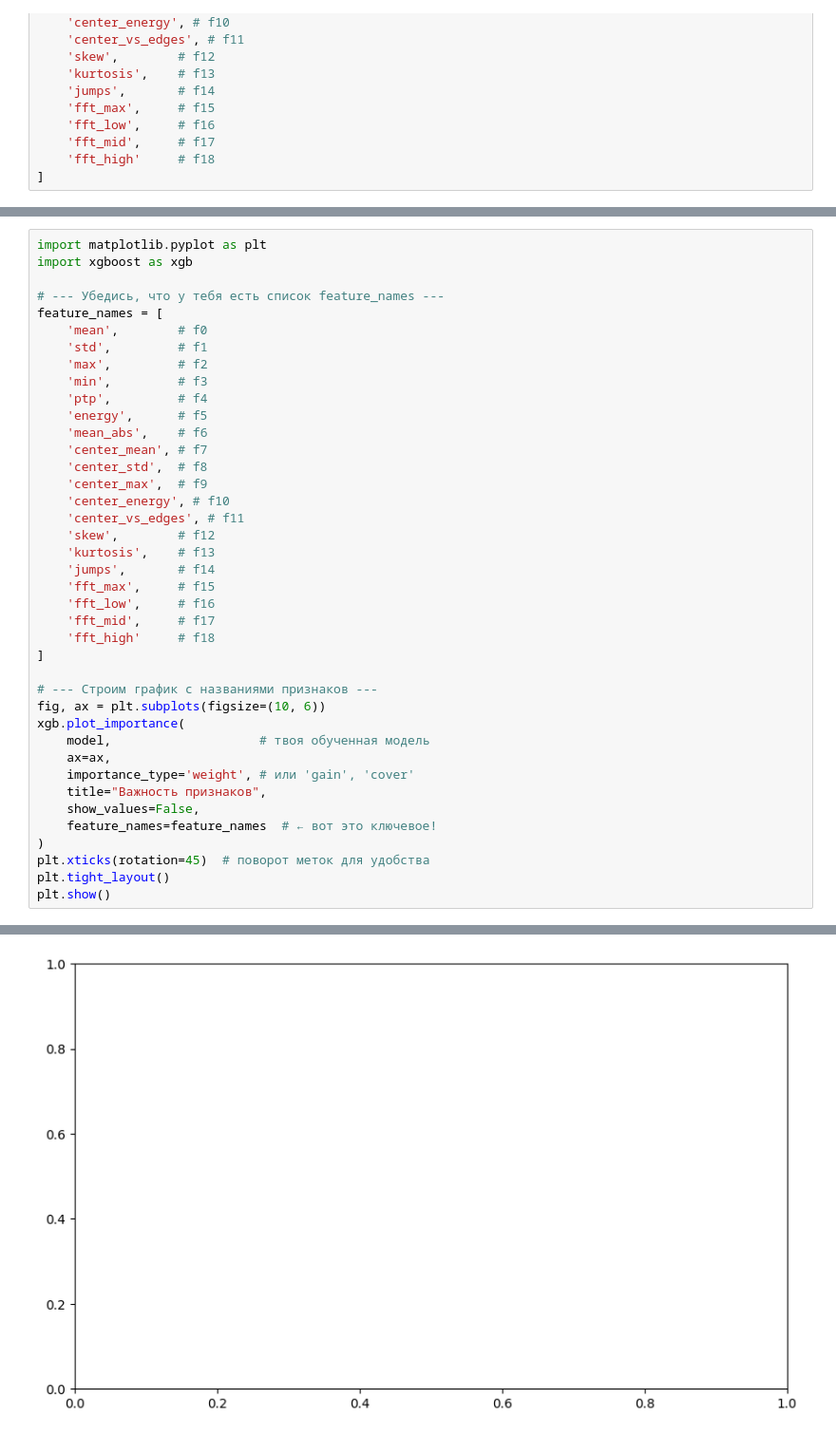
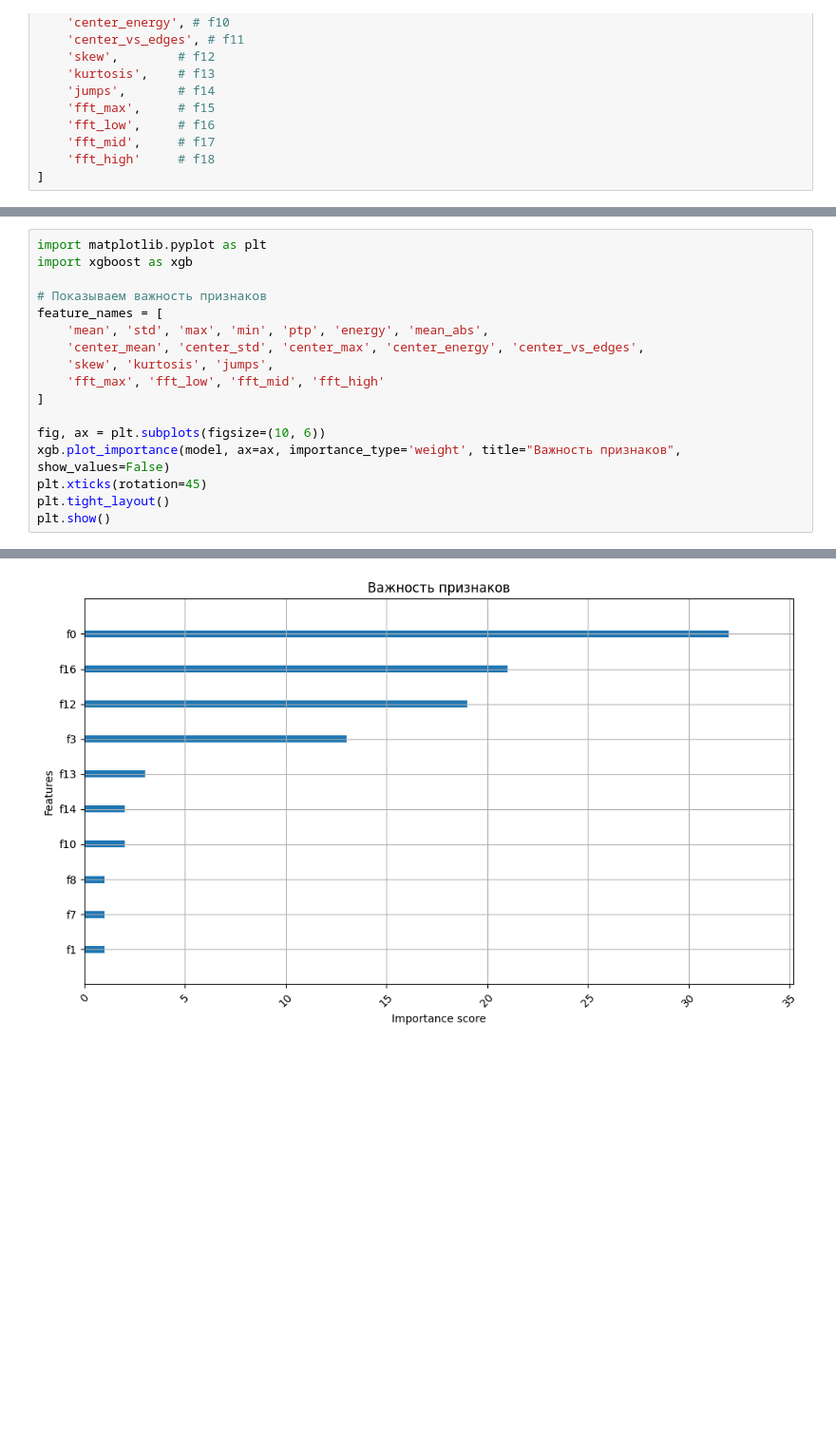
Before and after one commit to smthCreate/binar_drons, a Jupyter notebook: xgboost.ipynb, the cells around one changed output, grey strips where cells are left out. Shown: that part at 95% size. Saved outputs shown, nothing was run; the diff lists cells and outputs as text; blank space fills up the shorter version.

```diff
--- a/xgboost.ipynb
+++ b/xgboost.ipynb
@@ -140,40 +145,17 @@ weighted avg       0.98      0.98      0.98        53
 import matplotlib.pyplot as plt
 import xgboost as xgb
 
-# --- Убедись, что у тебя есть список feature_names ---
+# Показываем важность признаков
 feature_names = [
-    'mean',        # f0
-    'std',         # f1
-    'max',         # f2
-    'min',         # f3
-    'ptp',         # f4
-    'energy',      # f5
-    'mean_abs',    # f6
-    'center_mean', # f7
-    'center_std',  # f8
-    'center_max',  # f9
-    'center_energy', # f10
-    'center_vs_edges', # f11
-    'skew',        # f12
-    'kurtosis',    # f13
-    'jumps',       # f14
-    'fft_max',     # f15
-    'fft_low',     # f16
-    'fft_mid',     # f17
-    'fft_high'     # f18
+    'mean', 'std', 'max', 'min', 'ptp', 'energy', 'mean_abs',
+    'center_mean', 'center_std', 'center_max', 'center_energy', 'center_vs_edges',
+    'skew', 'kurtosis', 'jumps',
+    'fft_max', 'fft_low', 'fft_mid', 'fft_high'
 ]
 
-# --- Строим график с названиями признаков ---
 fig, ax = plt.subplots(figsize=(10, 6))
-xgb.plot_importance(
-    model,                    # твоя обученная модель
-    ax=ax,
-    importance_type='weight', # или 'gain', 'cover'
-    title="Важность признаков",
-    show_values=False,
-    feature_names=feature_names  # ← вот это ключевое!
-)
-plt.xticks(rotation=45)  # поворот меток для удобства
+xgb.plot_importance(model, ax=ax, importance_type='weight', title="Важность признаков", show_values=False)
+plt.xticks(rotation=45)
 plt.tight_layout()
 plt.show()
 # %% [output]
@@ -181 +162 @@ AttributeError: Rectangle.set() got an unexpected keyword argument 'feature_name
-[figure, old version]
+[figure, new version]
```
Also changed, not shown: parts of 2 cells of this notebook, 4 other files.
